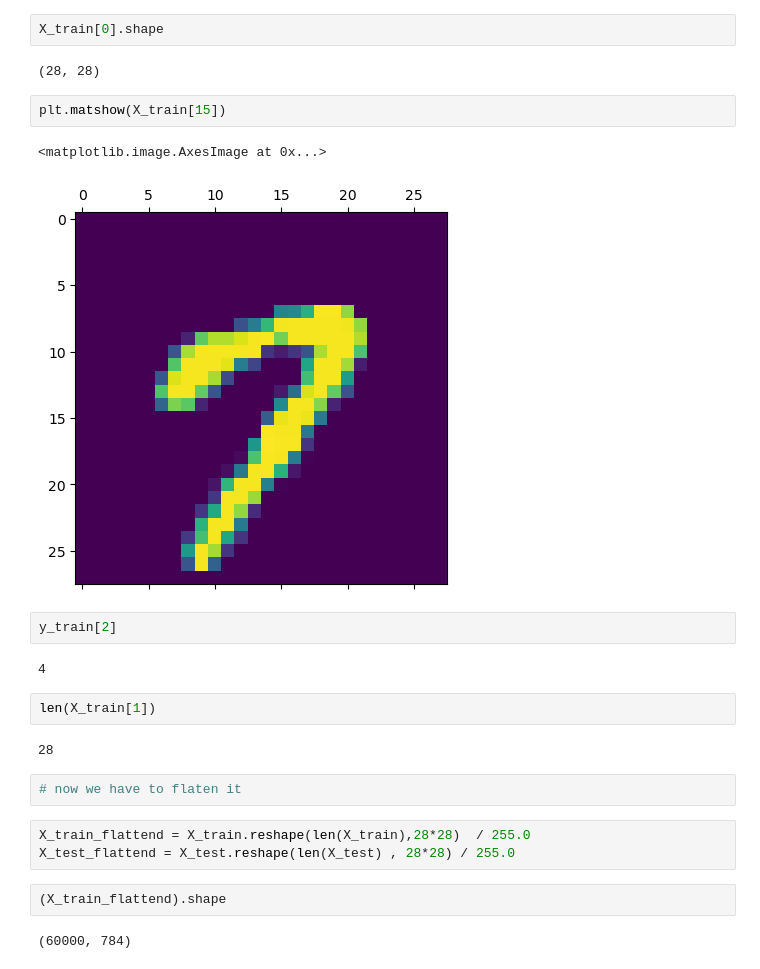
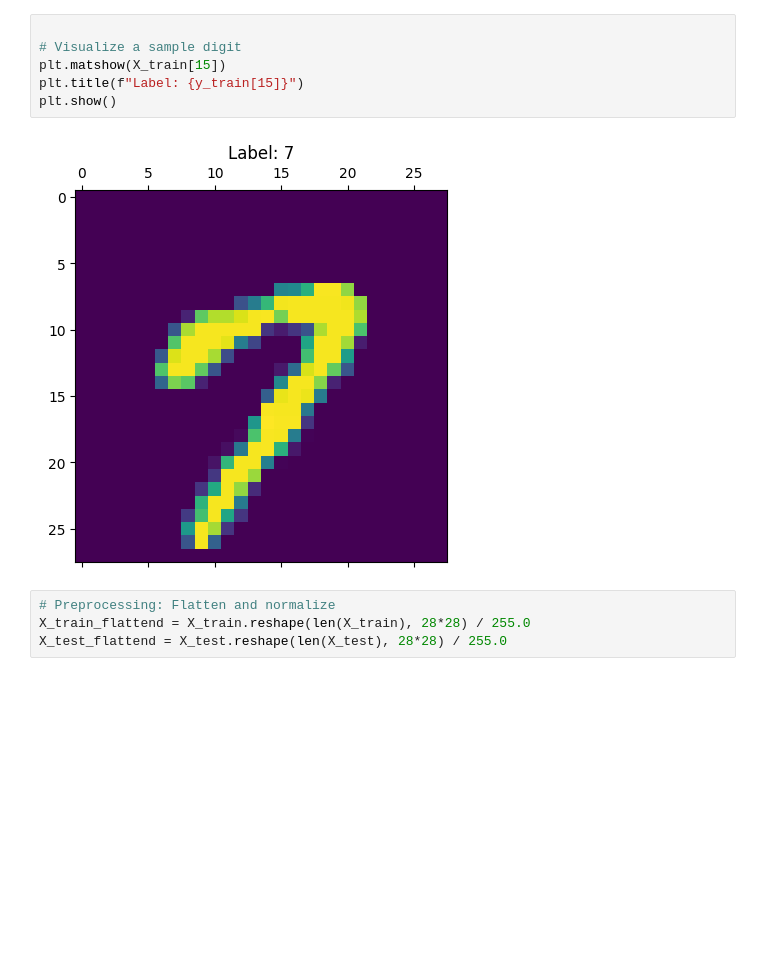
Before and after one commit to SakshamRimal/Deep-Learning, a Jupyter notebook: Tensorflow.ipynb, the cells around one changed output. Cells and saved outputs as stored; diff of their text form; blank space fills up the shorter version.

```diff
--- a/Tensorflow.ipynb
+++ b/Tensorflow.ipynb
@@ -29,26 +13,12 @@ len(X_test)
-# %%
-X_train[0].shape
-# %% [output]
-(28, 28)
-# %%
-plt.matshow(X_train[15])
-# %% [output]
-<matplotlib.image.AxesImage at 0x...>
-[figure, removed]
-# %%
-y_train[2]
-# %% [output]
-4
-# %%
-len(X_train[1])
-# %% [output]
-28
-# %%
-# now we have to flaten it
+# %%
+
+# Visualize a sample digit
+plt.matshow(X_train[15])
+plt.title(f"Label: {y_train[15]}")
+plt.show()
+# %% [output]
+[figure, added]
 # %%
-X_train_flattend = X_train.reshape(len(X_train),28*28)  / 255.0
-X_test_flattend = X_test.reshape(len(X_test) , 28*28) / 255.0
+# Preprocessing: Flatten and normalize
+X_train_flattend = X_train.reshape(len(X_train), 28*28) / 255.0
+X_test_flattend = X_test.reshape(len(X_test), 28*28) / 255.0
-# %%
-(X_train_flattend).shape
-# %% [output]
-(60000, 784)
```
Also changed, not shown: parts of 22 cells of this notebook.
